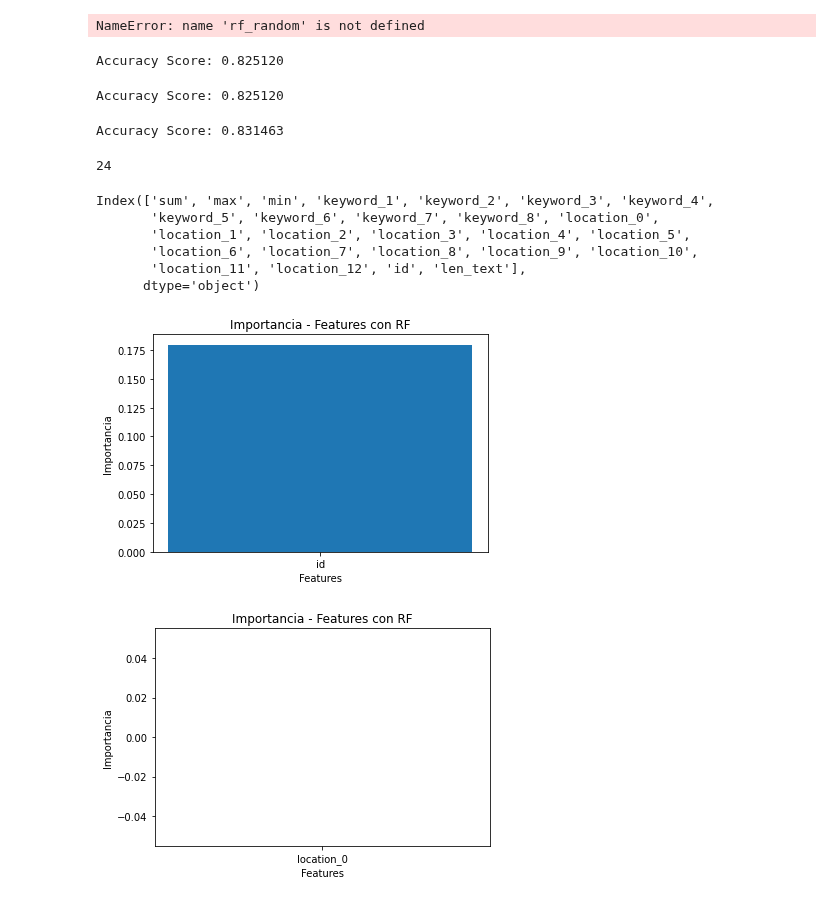
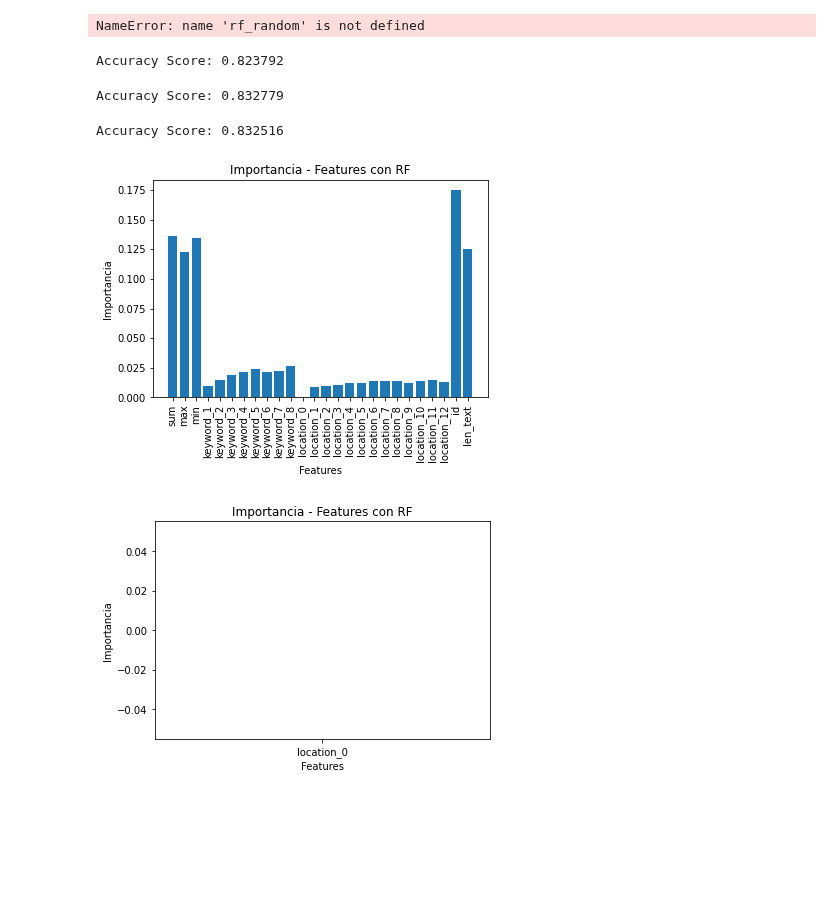
Before and after one commit to pablbob/9558-7506-Data-Hunters, a Jupyter notebook: TP2/random_forest.ipynb, the cells around one changed output. Drawn from its saved outputs; the diff is of its cells as text; code cells hidden in the pictures; blank space fills up the shorter version.

```diff
--- a/TP2/random_forest.ipynb
+++ b/TP2/random_forest.ipynb
@@ -10,7 +10,7 @@ import matplotlib.pyplot as plt
 from sklearn import tree
 import category_encoders as ce #pip install category_encoders
 # %%
-train = pd.read_csv('train.csv')
+train = pd.read_csv('train/train.csv')
 train.head(10)
 # %% [output]
 |  | id | keyword | location | text | target |
@@ -229,7 +229,7 @@ preds = rf_model.predict(X_test)
 acc = np.sqrt(accuracy_score(y_test, preds))
 print("Accuracy Score: %f" % (acc))
 # %% [output]
-Accuracy Score: 0.825120
+Accuracy Score: 0.823792
 # %%
 rf_model = RandomForestClassifier(n_estimators=57, min_samples_split=4, max_depth=70, random_state=111)
 rf_model.fit(X_train, y_train)
@@ -237,7 +237,7 @@ preds = rf_model.predict(X_test)
 acc = np.sqrt(accuracy_score(y_test, preds))
 print("Accuracy Score: %f" % (acc))
 # %% [output]
-Accuracy Score: 0.825120
+Accuracy Score: 0.832779
 # %%
 rf_model = RandomForestClassifier(n_estimators=57, min_samples_split=4, max_depth=30, min_samples_leaf=5, random_state=111)
 rf_model.fit(X_train, y_train)
@@ -245,28 +245,16 @@ preds = rf_model.predict(X_test)
 acc = np.sqrt(accuracy_score(y_test, preds))
 print("Accuracy Score: %f" % (acc))
 # %% [output]
-Accuracy Score: 0.831463
+Accuracy Score: 0.832516
-# %%
-rf_model.feature_importances_.argmax()
-# %% [output]
-24
-# %%
-X_train.columns
-# %% [output]
-Index(['sum', 'max', 'min', 'keyword_1', 'keyword_2', 'keyword_3', 'keyword_4',
-       'keyword_5', 'keyword_6', 'keyword_7', 'keyword_8', 'location_0',
-       'location_1', 'location_2', 'location_3', 'location_4', 'location_5',
-       'location_6', 'location_7', 'location_8', 'location_9', 'location_10',
-       'location_11', 'location_12', 'id', 'len_text'],
-      dtype='object')
 # %%
-plt.bar(X_train.columns[rf_model.feature_importances_.argmax()], rf_model.feature_importances_.max())
+plt.bar(X_train.columns, rf_model.feature_importances_)
+plt.xticks(rotation=90)
 plt.xlabel('Features')
 plt.ylabel('Importancia')
 plt.title('Importancia - Features con RF')
 plt.show()
 # %% [output]
-[figure, old version]
+[figure, new version]
 # %%
 plt.bar(X_train.columns[rf_model.feature_importances_.argmin()], rf_model.feature_importances_.min())
 plt.xlabel('Features')
```
Also changed, not shown: parts of 2 cells of this notebook, 4 other files.
